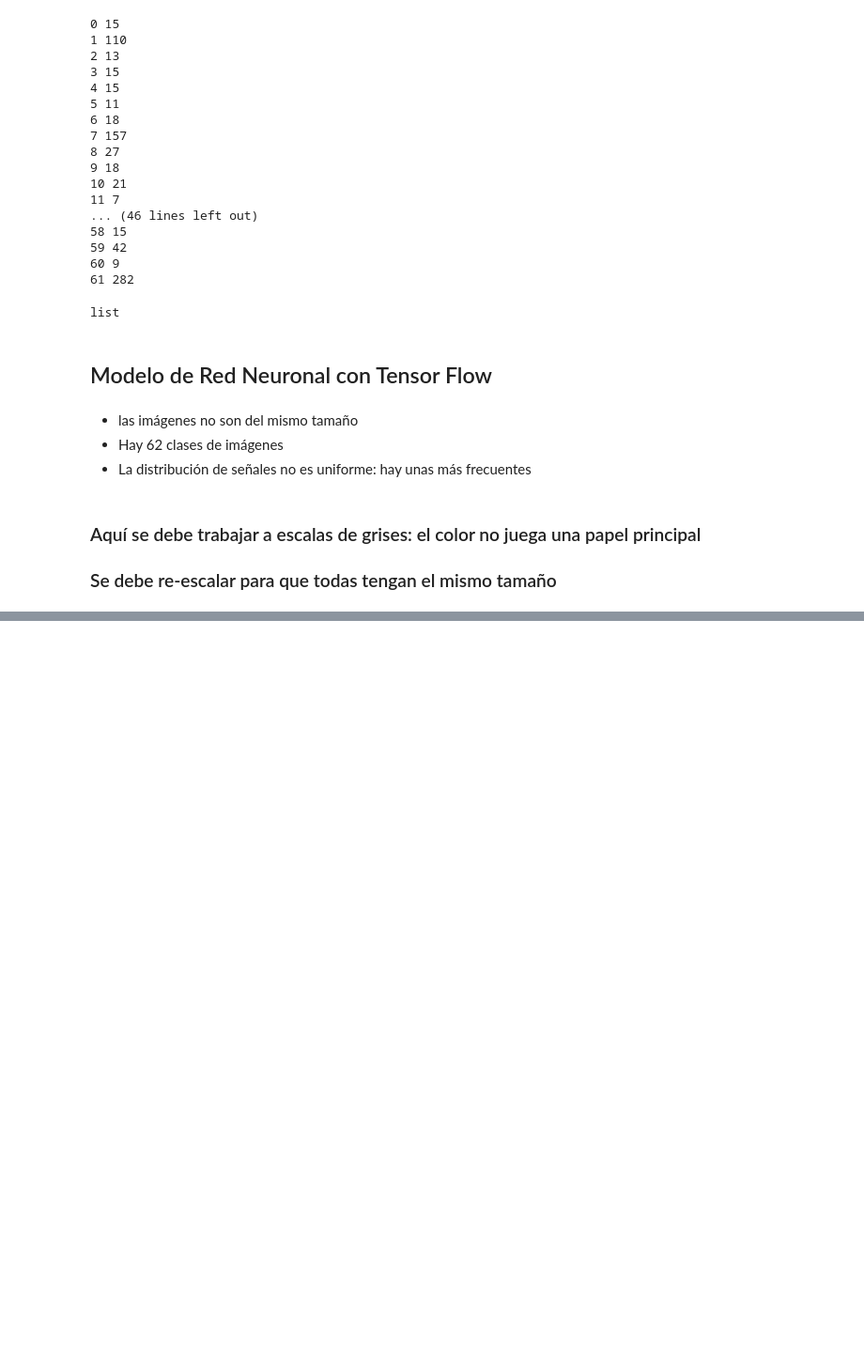
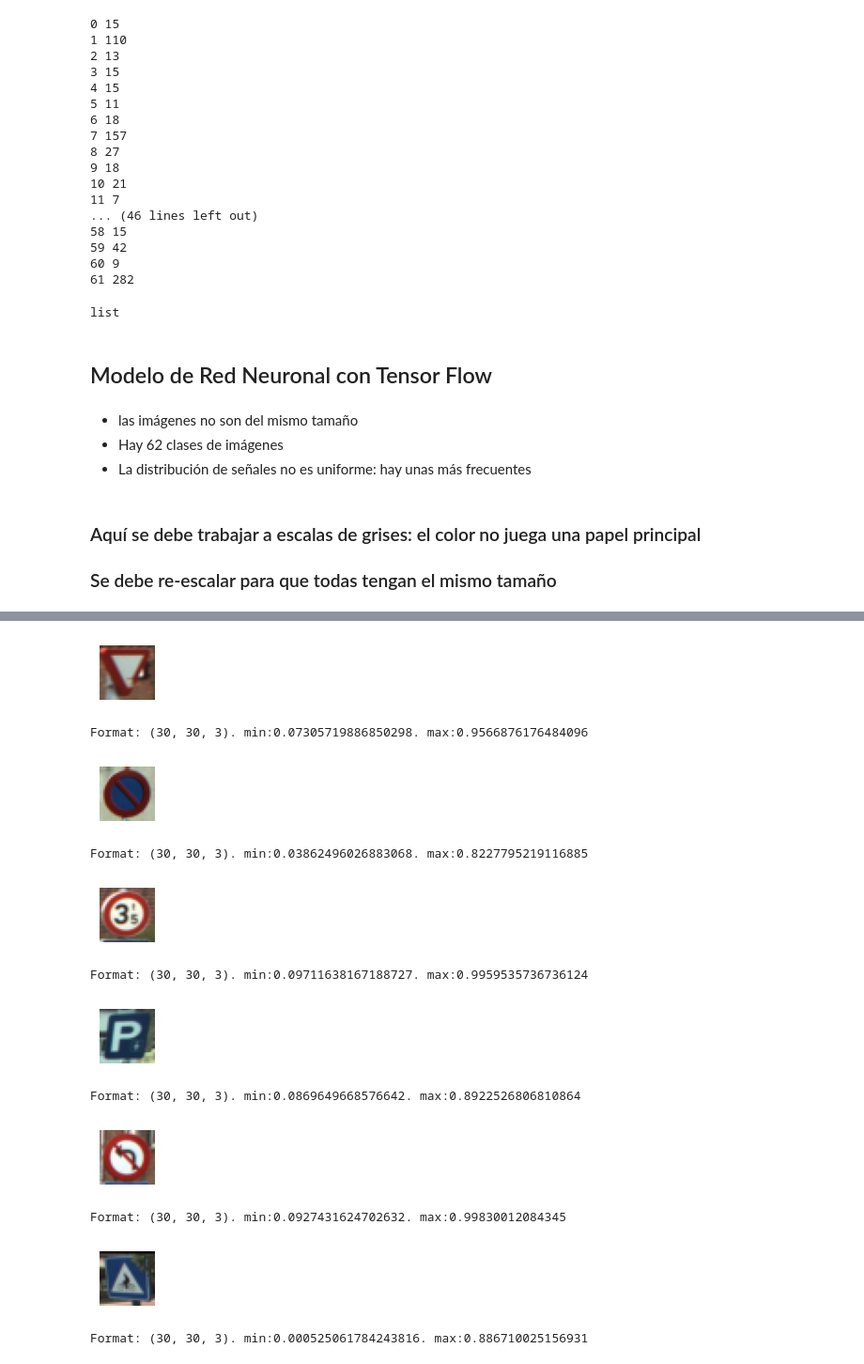
Before and after one commit to Chefi/python-ml-course, a Jupyter notebook: notebooks/Introduccion a Tensor Flow Mi Notebook.ipynb, the cells around one changed output, grey strips where cells are left out. Shown at 94% size. Drawn from its saved outputs; the diff is of its cells as text; code cells hidden in the pictures; blank space fills up the shorter version.

```diff
--- a/notebooks/Introduccion a Tensor Flow Mi Notebook.ipynb
+++ b/notebooks/Introduccion a Tensor Flow Mi Notebook.ipynb
@@ -345,3 +345,12 @@ list
 ### Se debe re-escalar para que todas tengan el mismo tamaño
 # %%
 from skimage import transform
+# %%
+w = 9999
+h = 9999
+for image in images:
+    if image.shape[0] < h :
+        h = image.shape[0]
+    if image.shape[1] < w :
+        w = image.shape[0]
+print("Tamaño mínimo: {0}x{1}".format(h,w))
@@ -347,0 +359,2 @@ from skimage import transform
+# %%
+images30 = [transform.resize(image, (30,30)) for image in images]
@@ -347,0 +381,27 @@ from skimage import transform
+# %%
+rand_signs = random.sample(range(0, len(labels)), 6)
+rand_signs
+for i in range(len(rand_signs)):
+    temp_im = images30[rand_signs[i]]
+    plt.subplot(1,6, i+1)
+    plt.axis("off")
+    plt.imshow(temp_im)
+    plt.subplots_adjust(wspace= 0.5)
+    plt.show()
+    print("Format: {0}. min:{1}. max:{2}".format(temp_im.shape,
+                                                 temp_im.min(),
+                                                 temp_im.max()
+                                                ))
+# %% [output]
+[figure, added]
+Format: (30, 30, 3). min:0.07305719886850298. max:0.9566876176484096
+[figure, added]
+Format: (30, 30, 3). min:0.03862496026883068. max:0.8227795219116885
+[figure, added]
+Format: (30, 30, 3). min:0.09711638167188727. max:0.9959535736736124
+[figure, added]
+Format: (30, 30, 3). min:0.0869649668576642. max:0.8922526806810864
+[figure, added]
+Format: (30, 30, 3). min:0.0927431624702632. max:0.99830012084345
+[figure, added]
+Format: (30, 30, 3). min:0.000525061784243816. max:0.886710025156931
```
Also changed, not shown: parts of 38 cells of this notebook, 1 other file.
